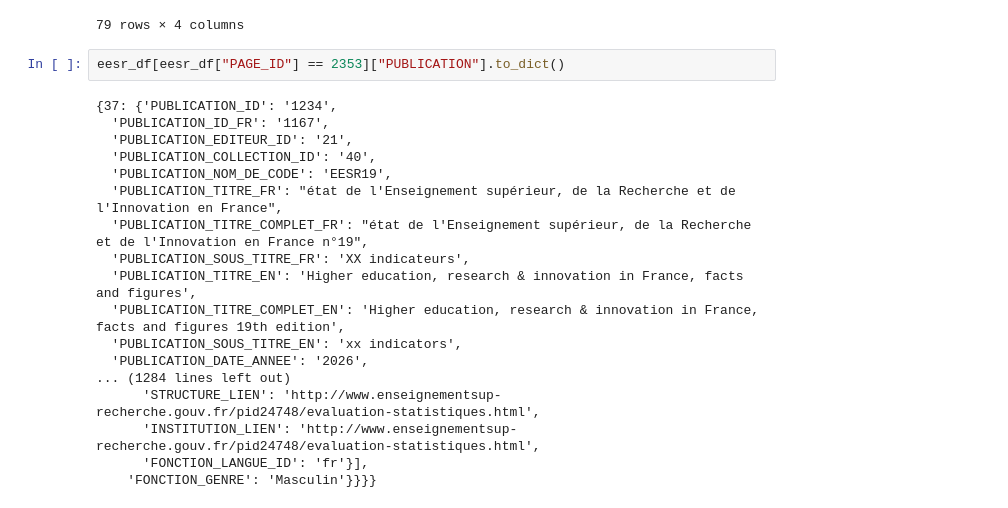
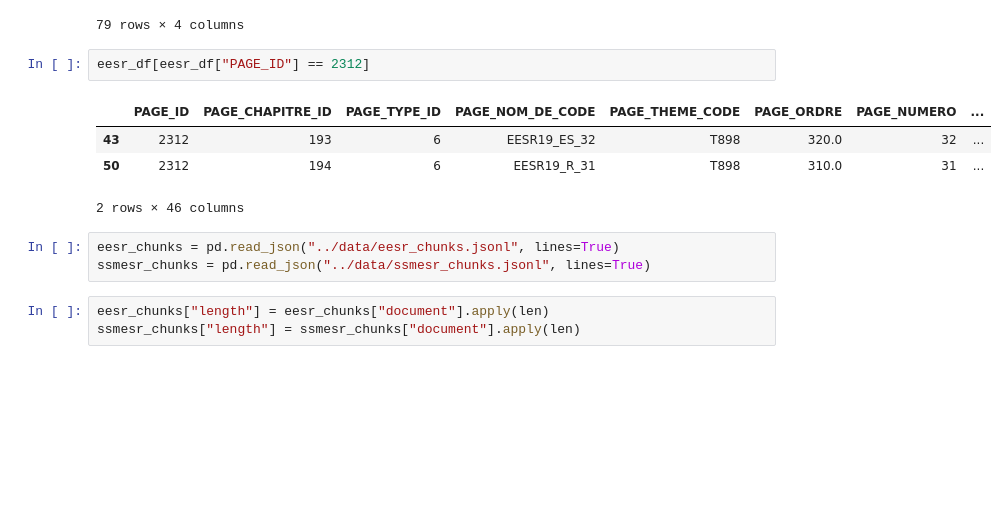
Before and after one commit to dataesr/flash-rag, a Jupyter notebook: notebooks/explore.ipynb, the cells around one changed output. Cells and saved outputs as stored; diff of their text form; blank space fills up the shorter version.

```diff
--- a/notebooks/explore.ipynb
+++ b/notebooks/explore.ipynb
@@ -438,22 +438,15 @@ eesr_df[["PAGE_COURANTE_ID", "PAGE_TITRE_FR", "PAGE_NOM_DE_CODE", "PAGE_TEXTE_FR
 | 78 | 60 | les activités de R&D en agriculture | EESR19_R_59 | La dépense de recherche agricole ... |
 79 rows × 4 columns
 # %%
-eesr_df[eesr_df["PAGE_ID"] == 2353]["PUBLICATION"].to_dict()
+eesr_df[eesr_df["PAGE_ID"] == 2312]
 # %% [output]
+|  | PAGE_ID | PAGE_CHAPITRE_ID | PAGE_TYPE_ID | PAGE_NOM_DE_CODE | PAGE_THEME_CODE | PAGE_ORDRE | PAGE_NUMERO | ... |
+| 43 | 2312 | 193 | 6 | EESR19_ES_32 | T898 | 320.0 | 32 | ... |
+| 50 | 2312 | 194 | 6 | EESR19_R_31 | T898 | 310.0 | 31 | ... |
-{37: {'PUBLICATION_ID': '1234',
-  'PUBLICATION_ID_FR': '1167',
-  'PUBLICATION_EDITEUR_ID': '21',
-  'PUBLICATION_COLLECTION_ID': '40',
-  'PUBLICATION_NOM_DE_CODE': 'EESR19',
-  'PUBLICATION_TITRE_FR': "état de l'Enseignement supérieur, de la Recherche et de l'Innovation en France",
-  'PUBLICATION_TITRE_COMPLET_FR': "état de l'Enseignement supérieur, de la Recherche et de l'Innovation en France n°19",
-  'PUBLICATION_SOUS_TITRE_FR': 'XX indicateurs',
-  'PUBLICATION_TITRE_EN': 'Higher education, research & innovation in France, facts and figures',
-  'PUBLICATION_TITRE_COMPLET_EN': 'Higher education, research & innovation in France, facts and figures 19th edition',
-  'PUBLICATION_SOUS_TITRE_EN': 'xx indicators',
-  'PUBLICATION_DATE_ANNEE': '2026',
-... (1284 lines left out)
-      'STRUCTURE_LIEN': 'http://www.enseignementsup-recherche.gouv.fr/pid24748/evaluation-statistiques.html',
-      'INSTITUTION_LIEN': 'http://www.enseignementsup-recherche.gouv.fr/pid24748/evaluation-statistiques.html',
-      'FONCTION_LANGUE_ID': 'fr'}],
-    'FONCTION_GENRE': 'Masculin'}}}}
+2 rows × 46 columns
+# %%
+eesr_chunks = pd.read_json("../data/eesr_chunks.jsonl", lines=True)
+ssmesr_chunks = pd.read_json("../data/ssmesr_chunks.jsonl", lines=True)
+# %%
+eesr_chunks["length"] = eesr_chunks["document"].apply(len)
+ssmesr_chunks["length"] = ssmesr_chunks["document"].apply(len)
```
Also changed, not shown: parts of 1 cell of this notebook, 7 other files.
